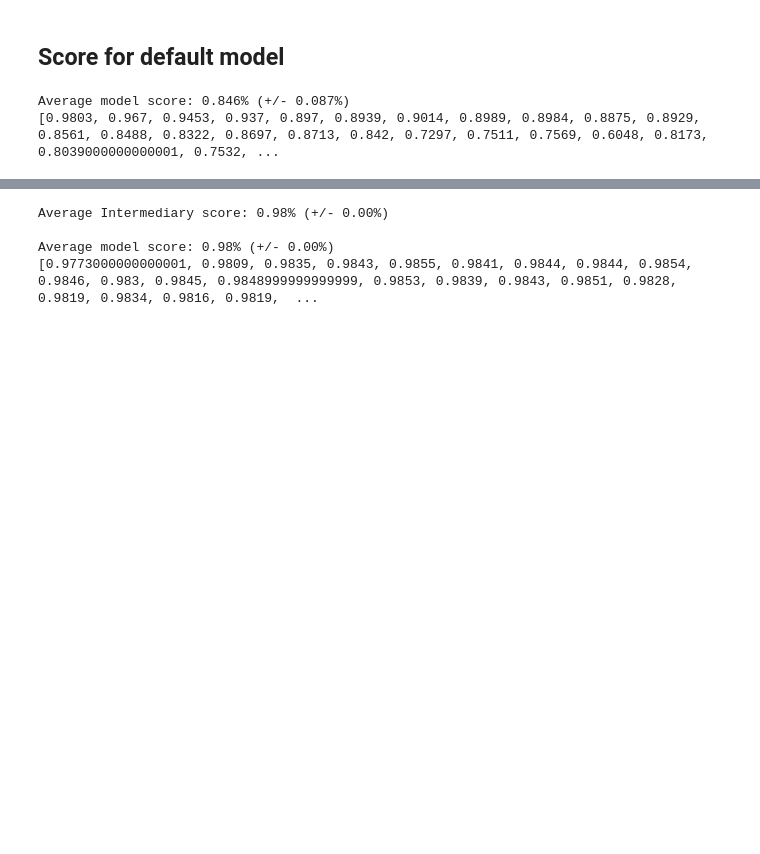
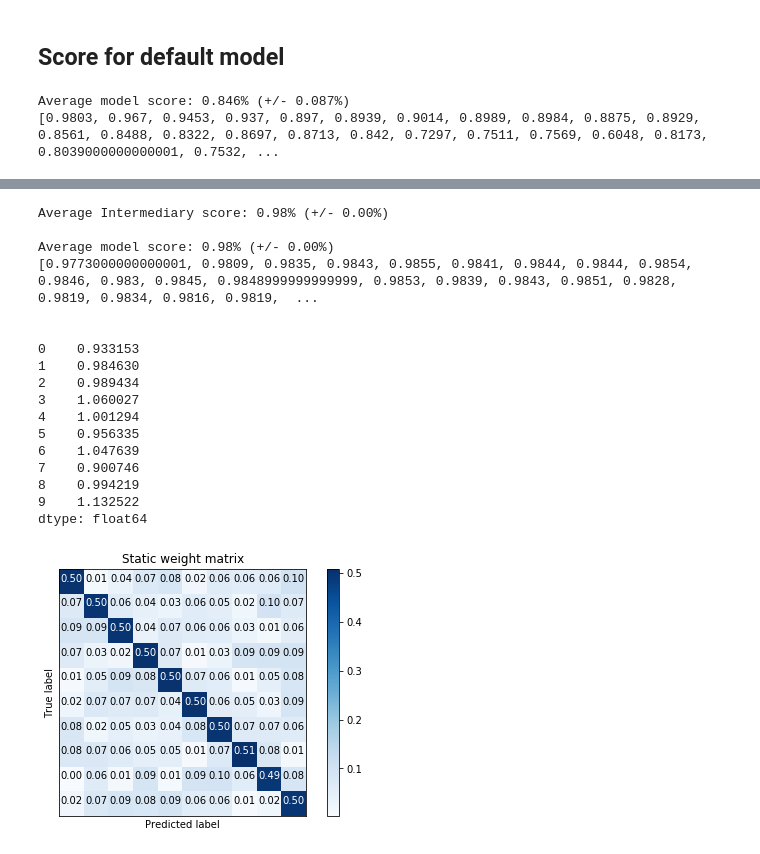
Before and after one commit to gaborcsapo/GenderEthnicity, a Jupyter notebook: NeuralNets/13_MNIST_Default_Dropout.ipynb, the cells around one changed output, grey strips where cells are left out. Drawn from its saved outputs; the diff is of its cells as text; code cells hidden in the pictures; blank space fills up the shorter version.

```diff
--- a/NeuralNets/13_MNIST_Default_Dropout.ipynb
+++ b/NeuralNets/13_MNIST_Default_Dropout.ipynb
@@ -356,9 +376,25 @@ Average model score: 0.91% (+/- 0.05%)
 # %%
 print("\nAverage Intermediary score: %.2f%% (+/- %.2f%%)" % (np.mean(results_noise_sta), np.std(results_noise_sta)))
 print("\nAverage model score: %.2f%% (+/- %.2f%%)" % (np.mean(results_noise_sta_int), np.std(results_noise_sta_int)))
 print(results_noise_sta, '\n\n')
+pcm.plot_confusion_matrix(calc=False, grid = cm, normalize=True,  title="Static weight matrix")
+print(np.sum(pd.DataFrame(cm)))
 # %% [output]
 Average Intermediary score: 0.98% (+/- 0.00%)
 
 Average model score: 0.98% (+/- 0.00%)
 [0.9773000000000001, 0.9809, 0.9835, 0.9843, 0.9855, 0.9841, 0.9844, 0.9844, 0.9854, 0.9846, 0.983, 0.9845, 0.9848999999999999, 0.9853, 0.9839, 0.9843, 0.9851, 0.9828, 0.9819, 0.9834, 0.9816, 0.9819,  ...
+
+
+0    0.933153
+1    0.984630
+2    0.989434
+3    1.060027
+4    1.001294
+5    0.956335
+6    1.047639
+7    0.900746
+8    0.994219
+9    1.132522
+dtype: float64
+[figure, added]
```
Also changed, not shown: parts of 10 cells of this notebook, 3 other files.
